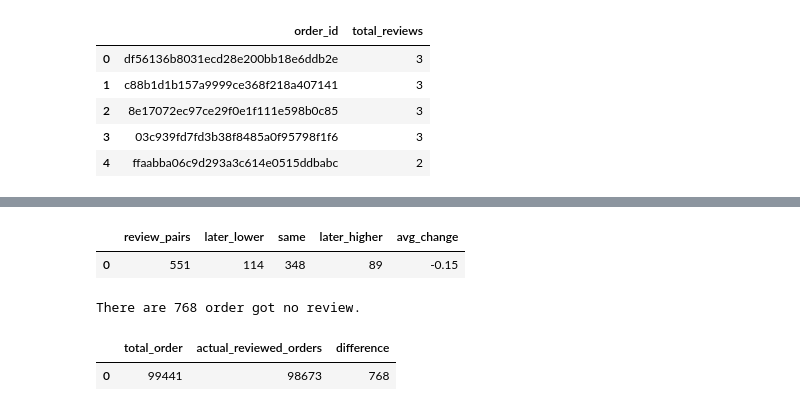
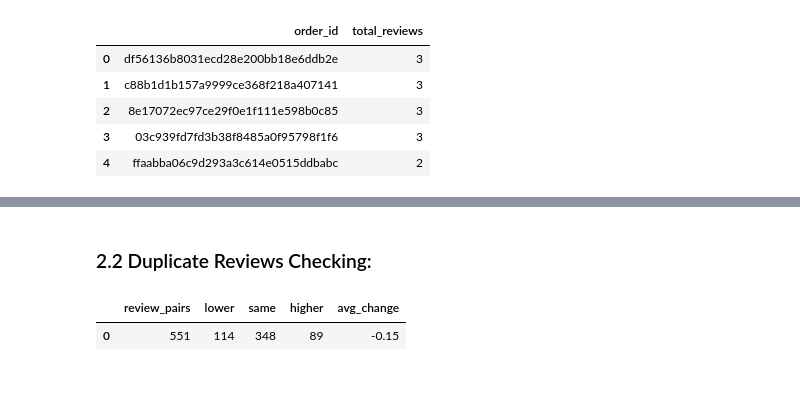
Before and after one commit to Lukevu-hub/olist-delivery-analysis, a Jupyter notebook: notebooks/01_load_and_clean.ipynb, the cells around one changed output, grey strips where cells are left out. Saved outputs shown, nothing was run; the diff lists cells and outputs as text; code cells hidden in the pictures; blank space fills up the shorter version.

```diff
--- a/notebooks/01_load_and_clean.ipynb
+++ b/notebooks/01_load_and_clean.ipynb
@@ -177,52 +151,36 @@ result.head(10)
+# %% [markdown]
+### 2.2 Duplicate Reviews Checking:
 # %%
 query = """
 WITH multi AS (
     SELECT order_id
     FROM order_reviews
     GROUP BY order_id
     HAVING COUNT(*) > 1
 ),
 with_prev AS (
     SELECT
         order_id,
         review_score,
         LAG(review_score) OVER (
             PARTITION BY order_id
             ORDER BY review_answer_timestamp
         ) AS prev_score
     FROM order_reviews
     WHERE order_id IN (SELECT order_id FROM multi)
 )
 SELECT
     COUNT(*)                            AS review_pairs,
-    SUM(review_score <  prev_score)     AS later_lower,
+    SUM(review_score <  prev_score)     AS lower,
     SUM(review_score =  prev_score)     AS same,
-    SUM(review_score >  prev_score)     AS later_higher,
+    SUM(review_score >  prev_score)     AS higher,
     ROUND(AVG(review_score - prev_score), 2) AS avg_change
 FROM with_prev
 WHERE prev_score IS NOT NULL;
 
 """
 result = pd.read_sql_query(query, conn)
 result
 # %% [output]
-|  | review_pairs | later_lower | same | later_higher | avg_change |
+|  | review_pairs | lower | same | higher | avg_change |
 | 0 | 551 | 114 | 348 | 89 | -0.15 |
-# %%
-query = """
-SELECT
-    count(*) AS total_order,
-    (select count(distinct order_id) from order_reviews) AS actual_reviewed_orders,
-    count(*) - (select count(distinct order_id) from order_reviews) AS difference
-
-FROM orders
-
-
-"""
-result = pd.read_sql_query(query, conn)
-print(f'There are {result["difference"].iloc[0]} order got no review.')
-result
-# %% [output]
-There are 768 order got no review.
-|  | total_order | actual_reviewed_orders | difference |
-| 0 | 99441 | 98673 | 768 |
```
Also changed, not shown: parts of 24 cells of this notebook.
